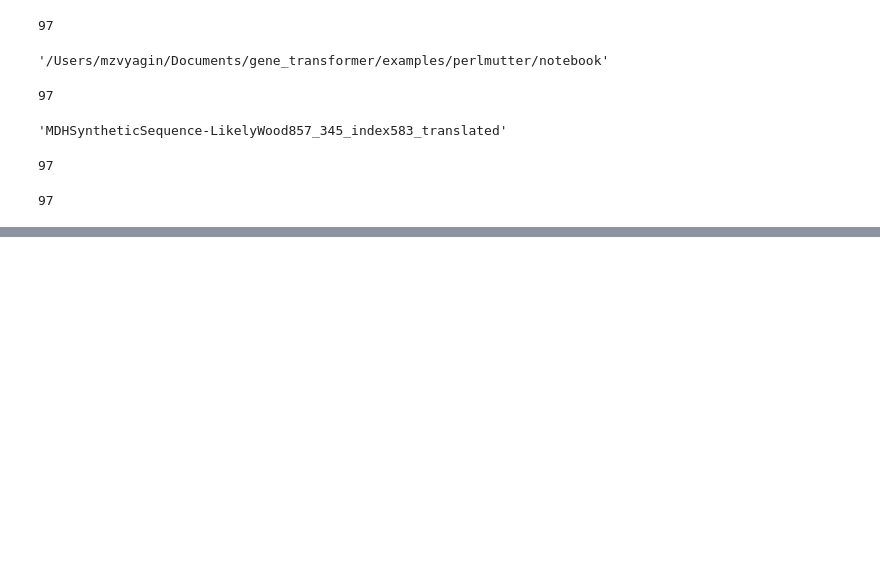
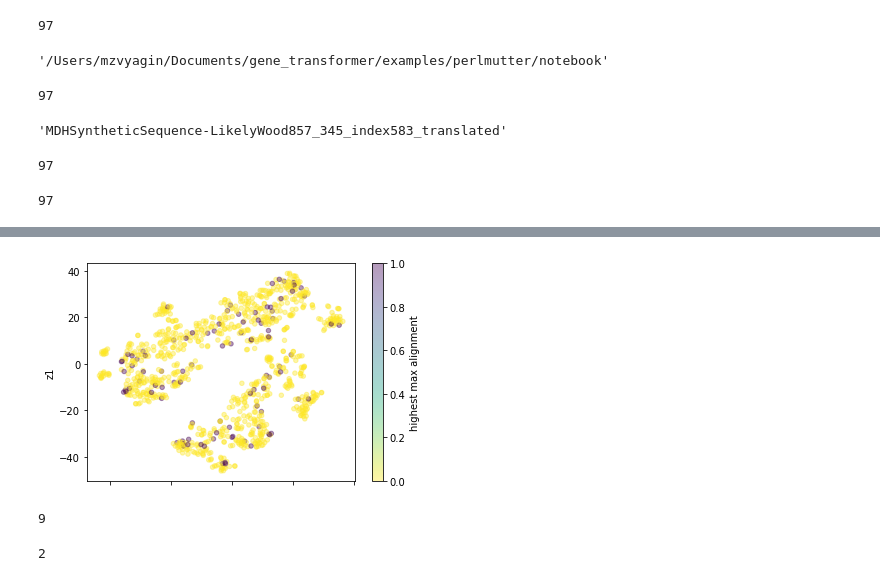
Before and after one commit to ramanathanlab/genslm, a Jupyter notebook: examples/perlmutter/notebook/mdh_1024_gpt2_generated_sequence_clusters.ipynb, the cells around one changed output, grey strips where cells are left out. Drawn from its saved outputs; the diff is of its cells as text; code cells hidden in the pictures; blank space fills up the shorter version.

```diff
--- a/examples/perlmutter/notebook/mdh_1024_gpt2_generated_sequence_clusters.ipynb
+++ b/examples/perlmutter/notebook/mdh_1024_gpt2_generated_sequence_clusters.ipynb
@@ -296,0 +321,9 @@ for s in sampled_protein_records:
+# %%
+highest_max_string = """586  757  488  329  749  326  388  371   68  750 1005  851  401  825
+  892  523  994  235  910  869  481   37  197    6  558  413  512  313
+  480   64   81  320  726  862   74  839  145  600  612 1011  783  774
+  923  509  338  153  562   31   28  821  712   21  999 1007  307  716
+  290 1020  800  174  744  758  845  179   13  224  670  696  941  437
+  135  226  539  674   11  442  422  859   71  618  901  461  546  464
+  828  482  229  705  396  341 1009  935  943  653  392  175
+"""
@@ -296,0 +336,17 @@ for s in sampled_protein_records:
+# %%
+highest_max_alignment_paints = np.zeros(1024)
+highest_max_alignment_paints[highest_max_alignments] = 1
+# %%
+gen_df = plot_tsne(tsne, highest_max_alignment_paints, "highest max alignment", cmap="viridis_r")
+# %% [output]
+[figure, added]
+# %%
+max_intersect = np.intersect1d(sampled_indices, highest_max_alignments)
+len(max_intersect)
+# %% [output]
+9
+# %%
+mean_intersect = np.intersect1d(sampled_indices, highest_mean_alignments)
+len(mean_intersect)
+# %% [output]
+2
```
Also changed, not shown: parts of 8 cells of this notebook, 1 other file.
